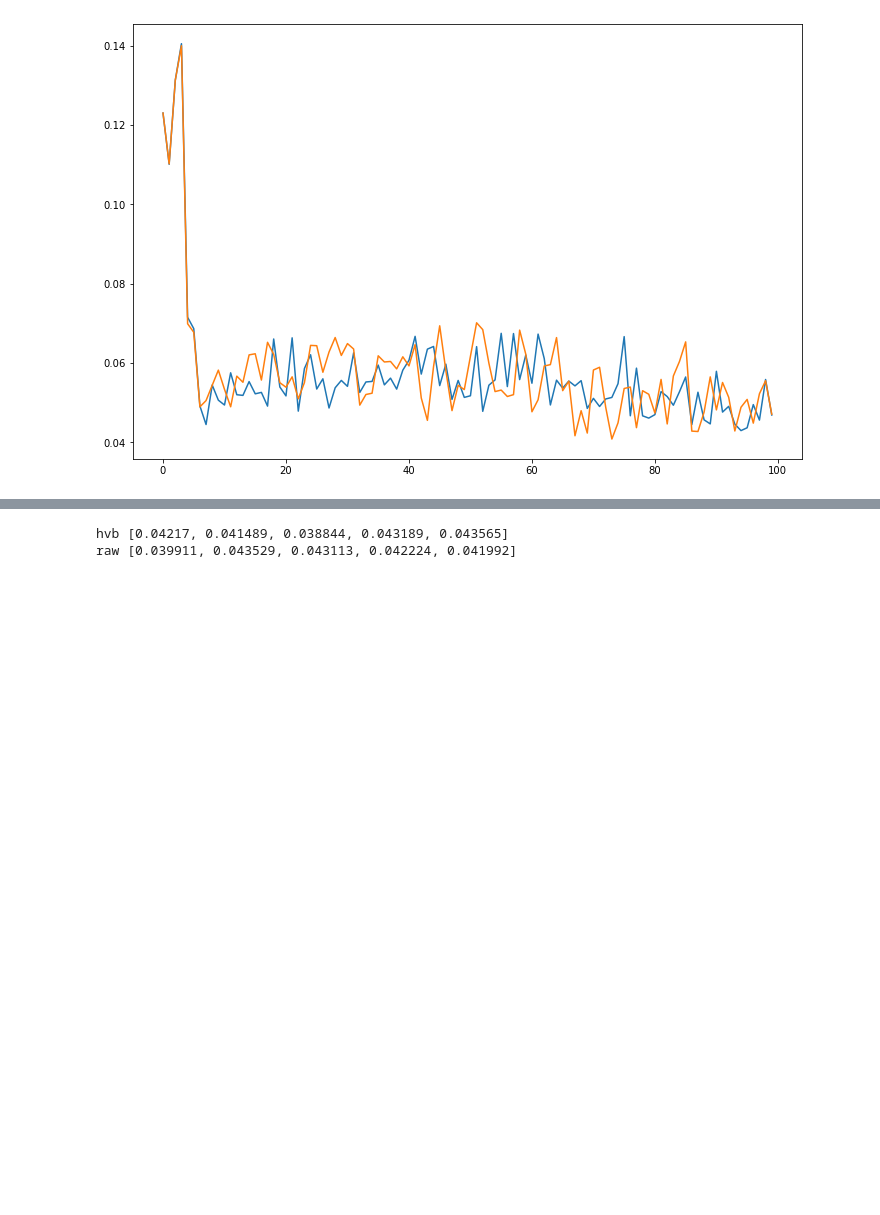
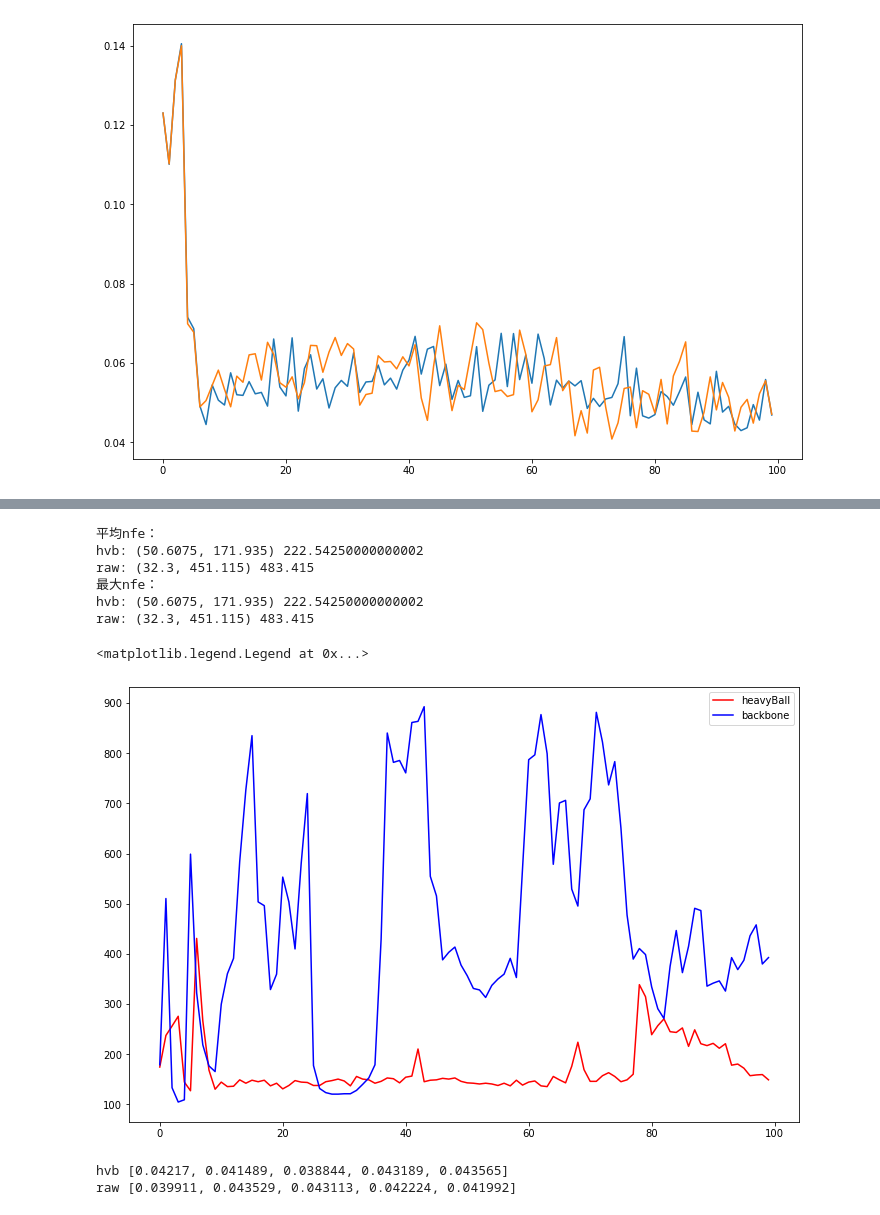
Before and after one commit to yuanjypku/CG-ODE, a Jupyter notebook: visualize.ipynb, the cells around one changed output, grey strips where cells are left out. Drawn from its saved outputs; the diff is of its cells as text; code cells hidden in the pictures; blank space fills up the shorter version.

```diff
--- a/visualize.ipynb
+++ b/visualize.ipynb
@@ -227,3 +262,24 @@ raw: (109.1525, 1680.2825) 1789.435
+# %%
+# 可视化NFE：
+ana_hvb = Analyse('nfe_hvb-2')
+ana_raw = Analyse('nfe_raw-2')
+print('平均nfe：\nhvb:',ana_hvb.ana_nfe(),np.array(ana_hvb.ana_nfe()).sum(),'\nraw:',ana_raw.ana_nfe(),np.array(ana_raw.ana_nfe()).sum())
+print('最大nfe：\nhvb:',ana_hvb.ana_nfe('max'),np.array(ana_hvb.ana_nfe('max')).sum(),'\nraw:',ana_raw.ana_nfe('max'),np.array(ana_raw.ana_nfe('max')).sum())
+for for_h,for_r,back_h,back_r in zip(ana_hvb.for_nfes,ana_raw.for_nfes,ana_hvb.back_nfes,ana_raw.back_nfes):
+    # plt.plot(for_h,'r')
+    # plt.plot(for_r,'b')
+    plt.plot(back_h,'r')
+    plt.plot(back_r,'b')
+plt.legend(['heavyBall','backbone'])
+# %% [output]
+平均nfe：
+hvb: (50.6075, 171.935) 222.54250000000002
+raw: (32.3, 451.115) 483.415
+最大nfe：
+hvb: (50.6075, 171.935) 222.54250000000002
+raw: (32.3, 451.115) 483.415
+<matplotlib.legend.Legend at 0x...>
+[figure, added]
 # %%
 print('hvb',[min(MAPE) for MAPE in ana_hvb.test_MAPE])
 print('raw',[min(MAPE) for MAPE in ana_raw.test_MAPE])
```
Also changed, not shown: parts of 8 cells of this notebook, 26 other files.
